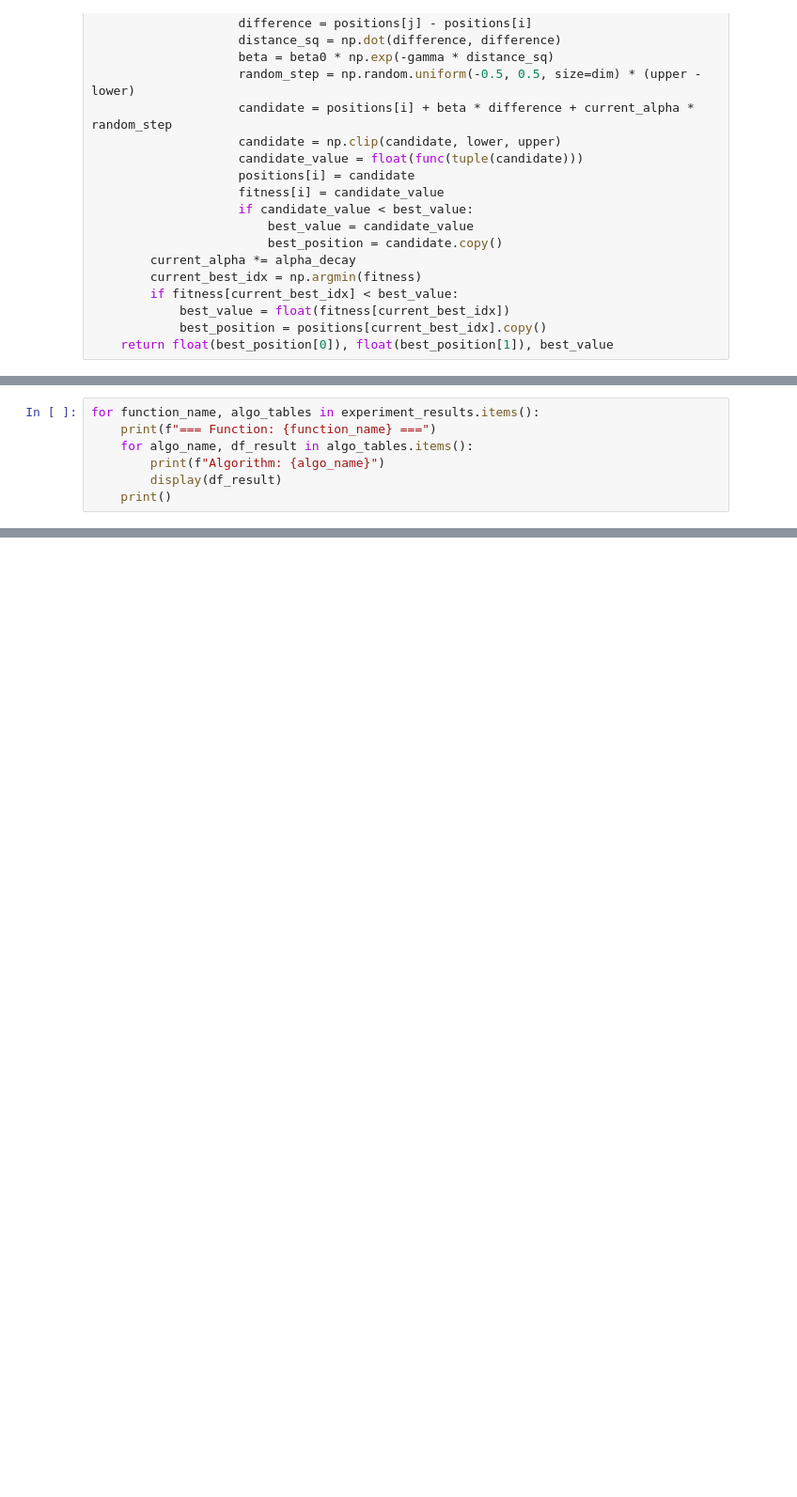
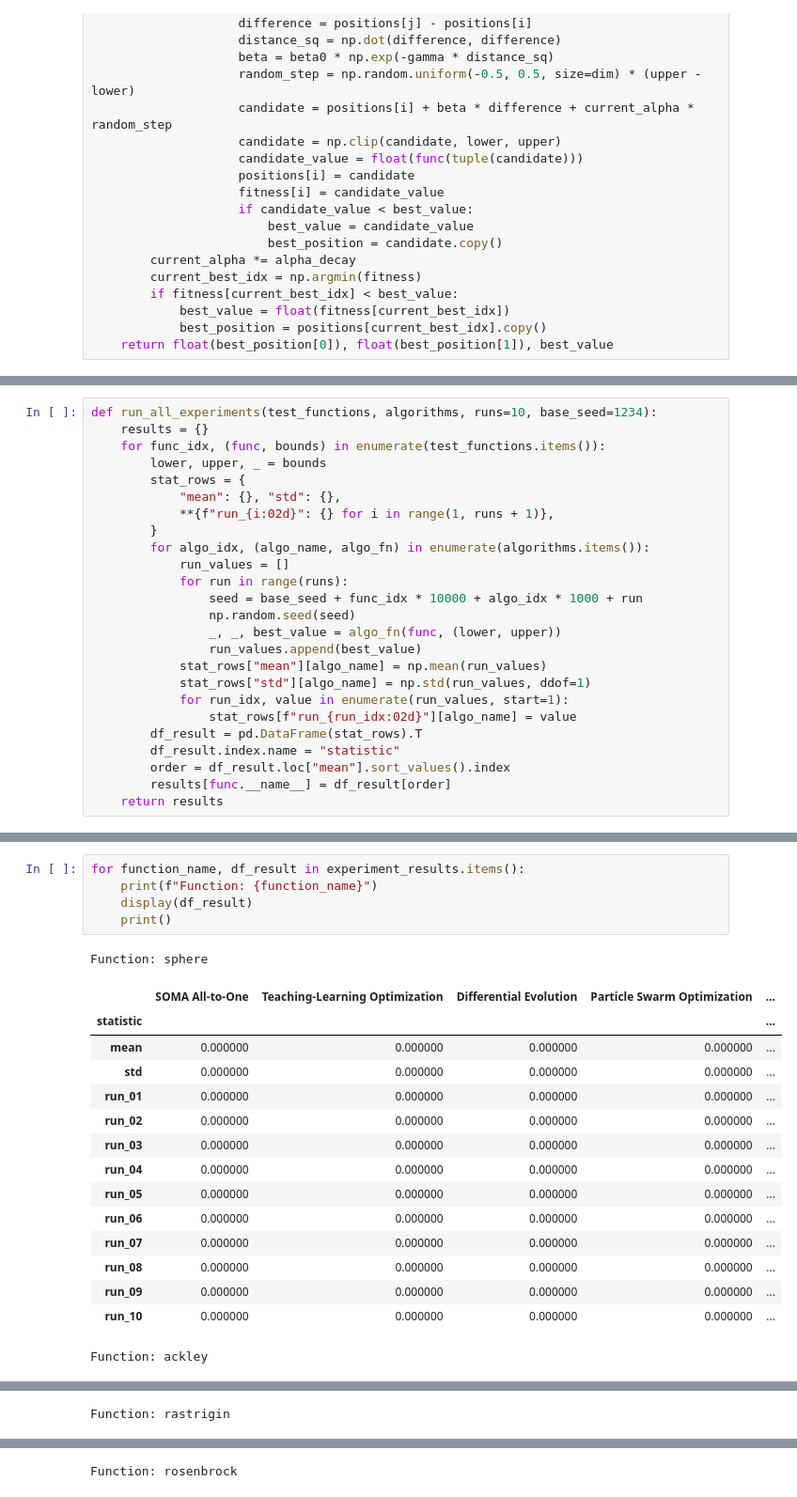
Before and after one commit to rezvoj/BIA, a Jupyter notebook: notebooks/AlgorithmComparison.ipynb, the cells around one changed output, grey strips where cells are left out. Shown at 94% size. Cells and saved outputs as stored; diff of their text form; blank space fills up the shorter version.

Commit message:
algorithm comparison

```diff
--- a/notebooks/AlgorithmComparison.ipynb
+++ b/notebooks/AlgorithmComparison.ipynb
@@ -256,7 +209,0 @@ experiment_results = run_all_experiments(TEST_FUNCTIONS, ALGORITHMS, runs=10, ba
-# %%
-for function_name, algo_tables in experiment_results.items():
-    print(f"=== Function: {function_name} ===")
-    for algo_name, df_result in algo_tables.items():
-        print(f"Algorithm: {algo_name}")
-        display(df_result)
-    print()
@@ -262,0 +222,25 @@ for function_name, algo_tables in experiment_results.items():
+# %%
+def run_all_experiments(test_functions, algorithms, runs=10, base_seed=1234):
+    results = {}
+    for func_idx, (func, bounds) in enumerate(test_functions.items()):
+        lower, upper, _ = bounds
+        stat_rows = {
+            "mean": {}, "std": {},
+            **{f"run_{i:02d}": {} for i in range(1, runs + 1)},
+        }
+        for algo_idx, (algo_name, algo_fn) in enumerate(algorithms.items()):
+            run_values = []
+            for run in range(runs):
+                seed = base_seed + func_idx * 10000 + algo_idx * 1000 + run
+                np.random.seed(seed)
+                _, _, best_value = algo_fn(func, (lower, upper))
+                run_values.append(best_value)
+            stat_rows["mean"][algo_name] = np.mean(run_values)
+            stat_rows["std"][algo_name] = np.std(run_values, ddof=1)
+            for run_idx, value in enumerate(run_values, start=1):
+                stat_rows[f"run_{run_idx:02d}"][algo_name] = value
+        df_result = pd.DataFrame(stat_rows).T
+        df_result.index.name = "statistic"
+        order = df_result.loc["mean"].sort_values().index
+        results[func.__name__] = df_result[order]
+    return results
@@ -262,0 +251,22 @@ for function_name, algo_tables in experiment_results.items():
+# %%
+for function_name, df_result in experiment_results.items():
+    print(f"Function: {function_name}")
+    display(df_result)
+    print()
+# %% [output]
+Function: sphere
+|  | SOMA All-to-One | Teaching-Learning Optimization | Differential Evolution | Particle Swarm Optimization | ... |
+| statistic |  |  |  |  | ... |
+| mean | 0.000000 | 0.000000 | 0.000000 | 0.000000 | ... |
+| std | 0.000000 | 0.000000 | 0.000000 | 0.000000 | ... |
+| run_01 | 0.000000 | 0.000000 | 0.000000 | 0.000000 | ... |
+| run_02 | 0.000000 | 0.000000 | 0.000000 | 0.000000 | ... |
+| run_03 | 0.000000 | 0.000000 | 0.000000 | 0.000000 | ... |
+| run_04 | 0.000000 | 0.000000 | 0.000000 | 0.000000 | ... |
+| run_05 | 0.000000 | 0.000000 | 0.000000 | 0.000000 | ... |
+| run_06 | 0.000000 | 0.000000 | 0.000000 | 0.000000 | ... |
+| run_07 | 0.000000 | 0.000000 | 0.000000 | 0.000000 | ... |
+| run_08 | 0.000000 | 0.000000 | 0.000000 | 0.000000 | ... |
+| run_09 | 0.000000 | 0.000000 | 0.000000 | 0.000000 | ... |
+| run_10 | 0.000000 | 0.000000 | 0.000000 | 0.000000 | ... |
+Function: ackley
@@ -262,0 +287 @@ for function_name, algo_tables in experiment_results.items():
+Function: rastrigin
@@ -262,0 +302 @@ for function_name, algo_tables in experiment_results.items():
+Function: rosenbrock
```
Also changed, not shown: parts of 14 cells of this notebook.
